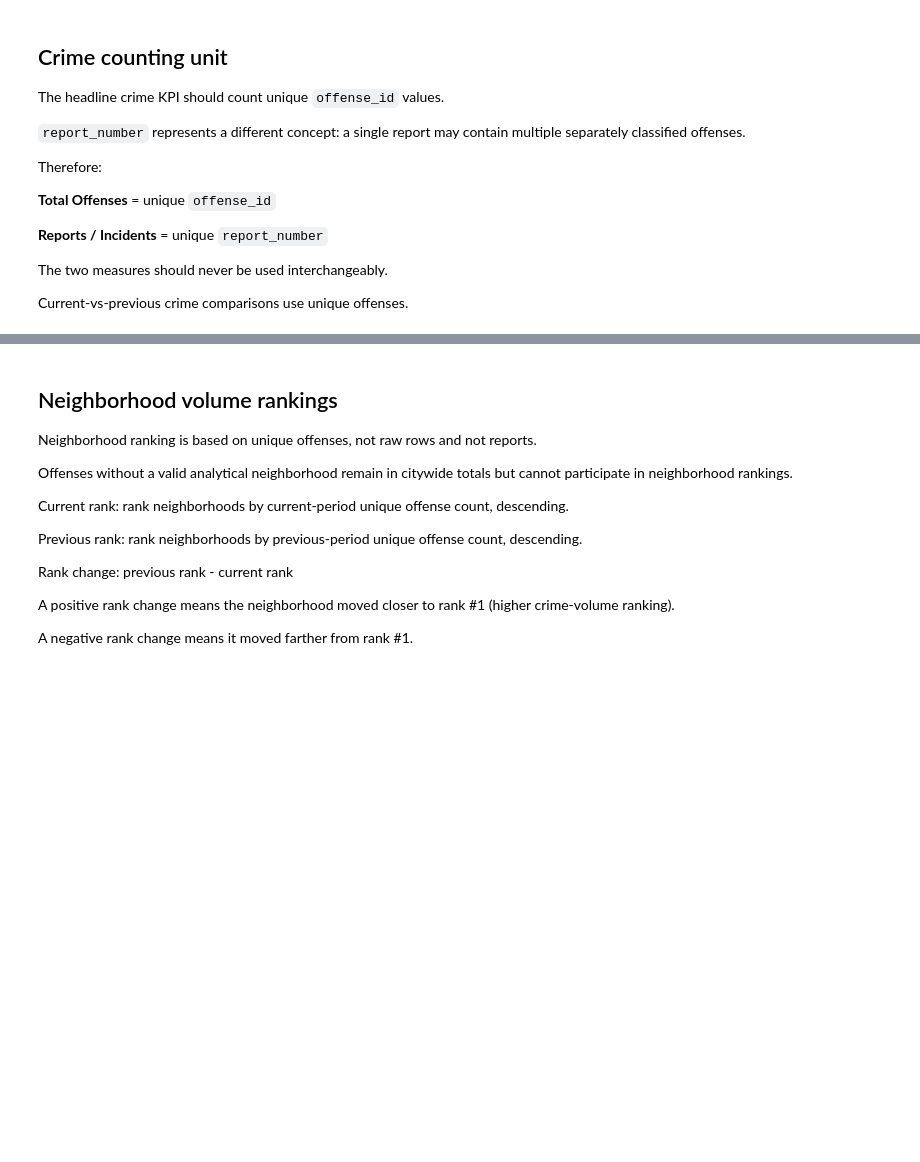
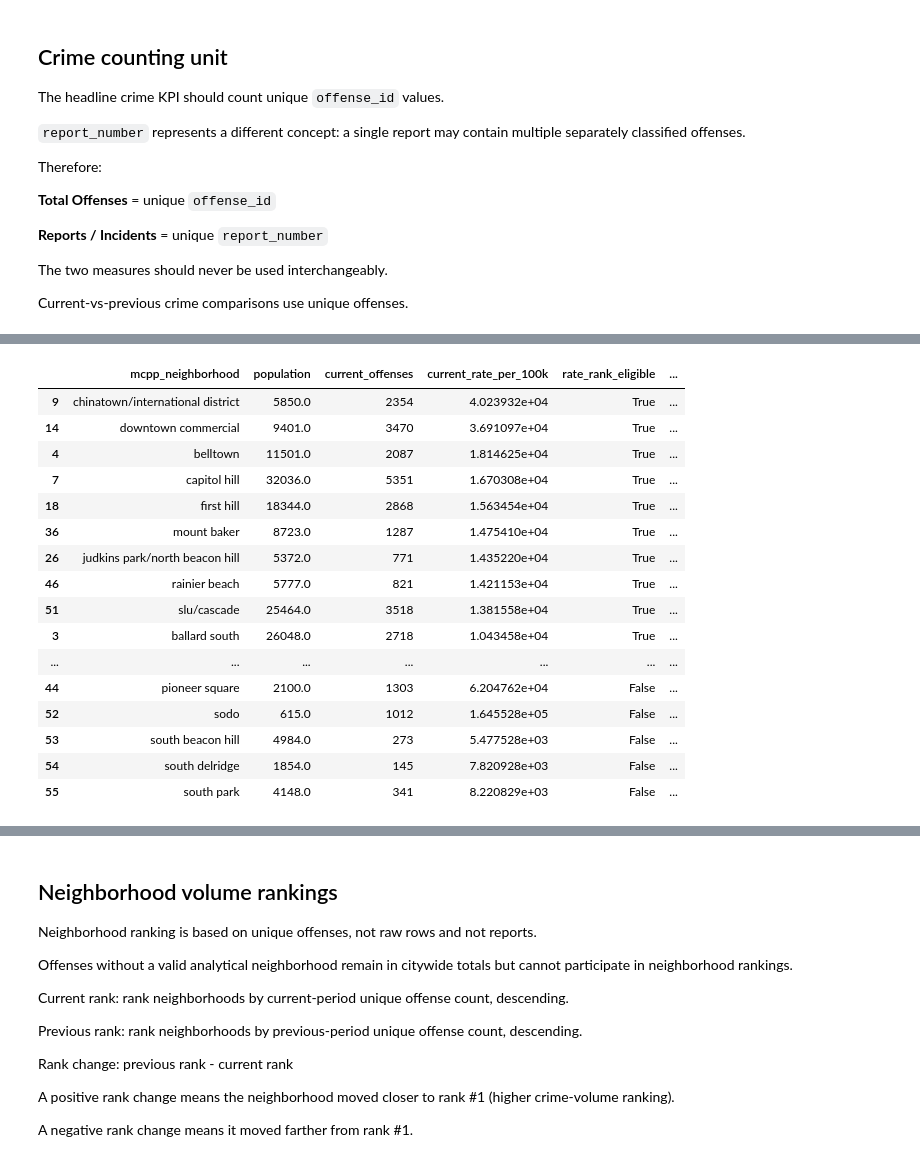
Before and after one commit to benji-carr/SPDCallDashboard, a Jupyter notebook: notebooks/v1_1_metric_methodology.ipynb, the cells around one changed output, grey strips where cells are left out. Drawn from its saved outputs; the diff is of its cells as text; code cells hidden in the pictures; blank space fills up the shorter version.

```diff
--- a/notebooks/v1_1_metric_methodology.ipynb
+++ b/notebooks/v1_1_metric_methodology.ipynb
@@ -1130,0 +2639,92 @@ Choose and document the citywide population source before exposing this KPI.
+# %%
+MIN_RATE_RANK_POPULATION = 5_000
+
+
+neighborhood_rate_diagnostics[
+    "rate_rank_eligible"
+] = (
+    neighborhood_rate_diagnostics[
+        "population"
+    ] >= MIN_RATE_RANK_POPULATION
+)
+
+
+neighborhood_rate_diagnostics[
+    "rate_rank_exclusion_reason"
+] = np.where(
+    neighborhood_rate_diagnostics[
+        "rate_rank_eligible"
+    ],
+    pd.NA,
+    "population below rate-ranking threshold",
+)
+
+
+neighborhood_rate_diagnostics[
+    "current_rate_rank"
+] = pd.NA
+
+
+eligible_mask = (
+    neighborhood_rate_diagnostics[
+        "rate_rank_eligible"
+    ]
+)
+
+
+neighborhood_rate_diagnostics.loc[
+    eligible_mask,
+    "current_rate_rank",
+] = (
+    neighborhood_rate_diagnostics.loc[
+        eligible_mask,
+        "current_rate_per_100k",
+    ]
+    .rank(
+        method="min",
+        ascending=False,
+    )
+)
+
+
+display(
+    neighborhood_rate_diagnostics[
+        [
+            "mcpp_neighborhood",
+            "population",
+            "current_offenses",
+            "current_rate_per_100k",
+            "rate_rank_eligible",
+            "current_rate_rank",
+            "rate_rank_exclusion_reason",
+        ]
+    ]
+    .sort_values(
+        [
+            "rate_rank_eligible",
+            "current_rate_rank",
+        ],
+        ascending=[
+            False,
+            True,
+        ],
+    )
+)
+# %% [output]
+|  | mcpp_neighborhood | population | current_offenses | current_rate_per_100k | rate_rank_eligible | ... |
+| 9 | chinatown/international district | 5850.0 | 2354 | 4.023932e+04 | True | ... |
+| 14 | downtown commercial | 9401.0 | 3470 | 3.691097e+04 | True | ... |
+| 4 | belltown | 11501.0 | 2087 | 1.814625e+04 | True | ... |
+| 7 | capitol hill | 32036.0 | 5351 | 1.670308e+04 | True | ... |
+| 18 | first hill | 18344.0 | 2868 | 1.563454e+04 | True | ... |
+| 36 | mount baker | 8723.0 | 1287 | 1.475410e+04 | True | ... |
+| 26 | judkins park/north beacon hill | 5372.0 | 771 | 1.435220e+04 | True | ... |
+| 46 | rainier beach | 5777.0 | 821 | 1.421153e+04 | True | ... |
+| 51 | slu/cascade | 25464.0 | 3518 | 1.381558e+04 | True | ... |
+| 3 | ballard south | 26048.0 | 2718 | 1.043458e+04 | True | ... |
+| ... | ... | ... | ... | ... | ... | ... |
+| 44 | pioneer square | 2100.0 | 1303 | 6.204762e+04 | False | ... |
+| 52 | sodo | 615.0 | 1012 | 1.645528e+05 | False | ... |
+| 53 | south beacon hill | 4984.0 | 273 | 5.477528e+03 | False | ... |
+| 54 | south delridge | 1854.0 | 145 | 7.820928e+03 | False | ... |
+| 55 | south park | 4148.0 | 341 | 8.220829e+03 | False | ... |
```
Also changed, not shown: parts of 39 cells of this notebook.
